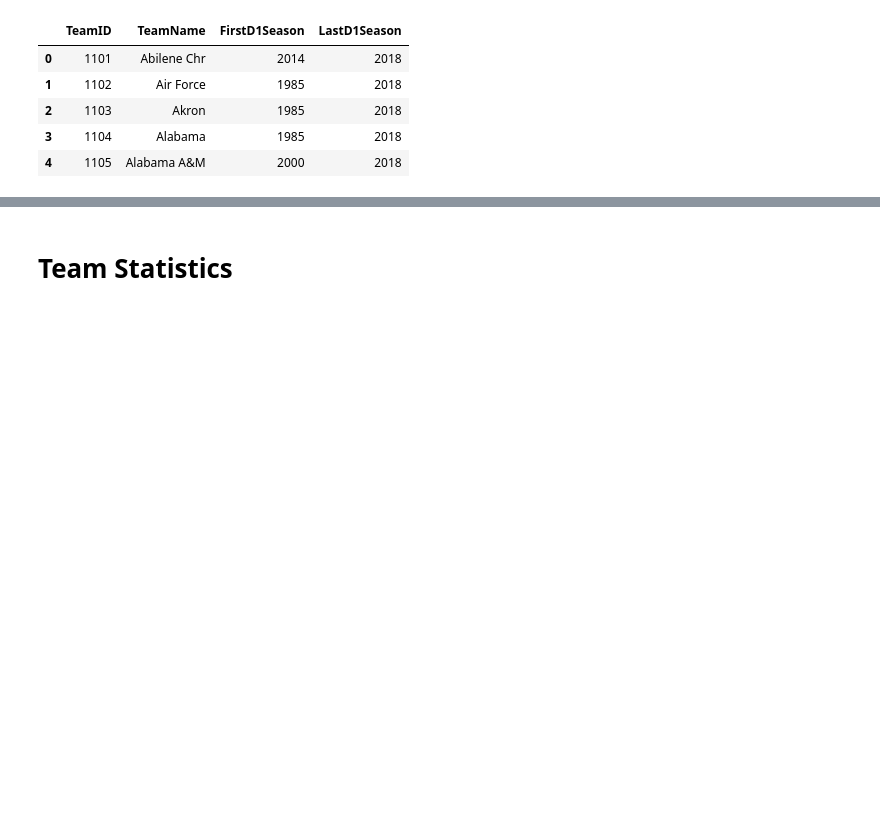
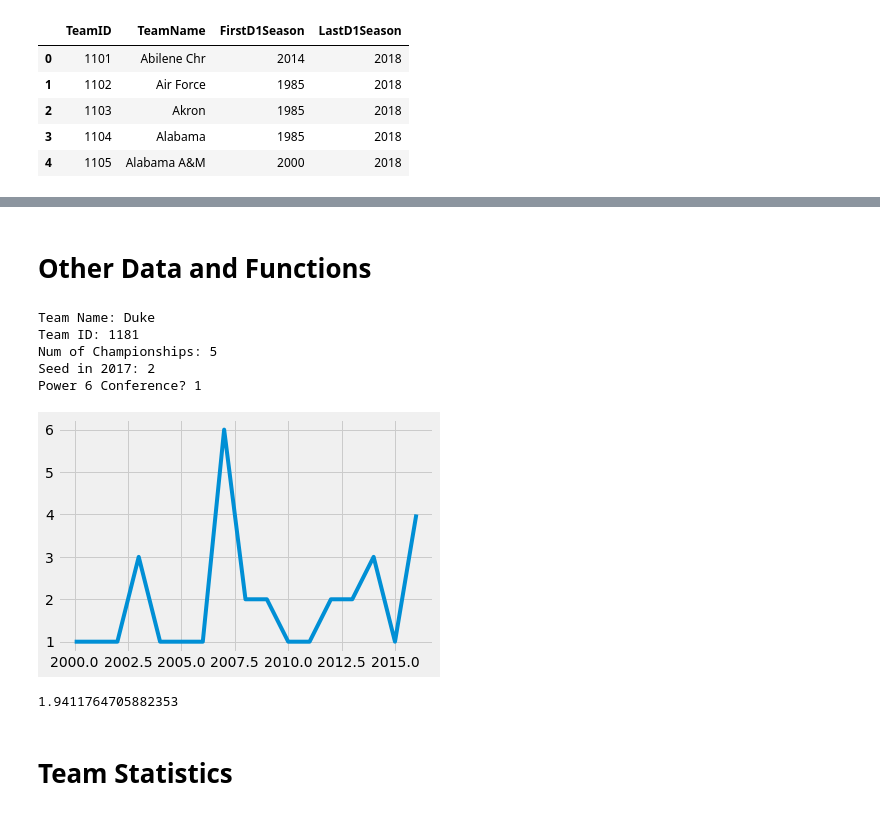
Before and after one commit to j316chuck/March-Madness, a Jupyter notebook: code/features/Feature_Engineering.ipynb, the cells around one changed output, grey strips where cells are left out. Drawn from its saved outputs; the diff is of its cells as text; code cells hidden in the pictures; blank space fills up the shorter version.

```diff
--- a/code/features/Feature_Engineering.ipynb
+++ b/code/features/Feature_Engineering.ipynb
@@ -68,0 +137,2 @@ df_teams.head()
+# %% [markdown]
+# Other Data and Functions
@@ -68,0 +142,43 @@ df_teams.head()
+# %%
+def checkPower6Conference(team_id):
+    df_team = df_team_conferences[(df_team_conferences['Season'] == 2018) & (df_team_conferences['TeamID'] == team_id)]
+    if len(df_team) == 0:
+        return 0
+    confName = df_team.iloc[0]['ConfAbbrev']
+    return int(confName == 'sec' or confName == 'acc'or confName == 'big_ten' or confName == 'big_twelve' or confName == 'big_east' or confName == 'pac_twelve')
+# %%
+def getTeamID(name):
+    return df_teams[df_teams['TeamName'] == name].values[0][0]
+
+def getTeamName(team_id):
+    return df_teams[df_teams['TeamID'] == team_id].values[0][1]
+# %%
+def getNumChampionships(team_id):
+    name = getTeamName(team_id)
+    return NCAAChampionsList.count(name)
+# %%
+def getSeedBySeason(team_id, season):
+    df_team = df_seeds[(df_seeds['Season'] == season) & (df_seeds['TeamID'] == team_id)]
+    if len(df_team) == 0:
+        return -1
+    return df_team['Seed'].tolist()[0]
+# %%
+print('Team Name:', getTeamName(1181))
+print('Team ID:', getTeamID('Duke'))
+print('Num of Championships:', getNumChampionships(1181))
+print('Seed in 2017:', getSeedBySeason(1181, 2017))
+print('Power 6 Conference?', checkPower6Conference(1181))
+
+x_vals = [yr for yr in range(2000, 2017)]
+y_vals = [getSeedBySeason(1181, yr) for yr in x_vals]
+plt.plot(x_vals, y_vals)
+plt.show()
+print(np.mean(y_vals))
+# %% [output]
+Team Name: Duke
+Team ID: 1181
+Num of Championships: 5
+Seed in 2017: 2
+Power 6 Conference? 1
+[figure, added]
+1.9411764705882353
```
Also changed, not shown: parts of 22 cells of this notebook, 25 other files.
